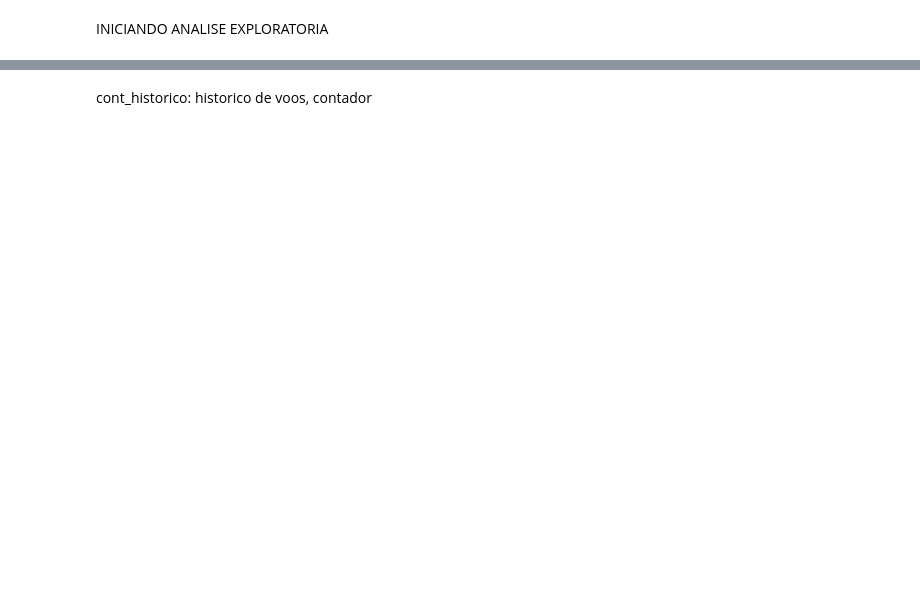
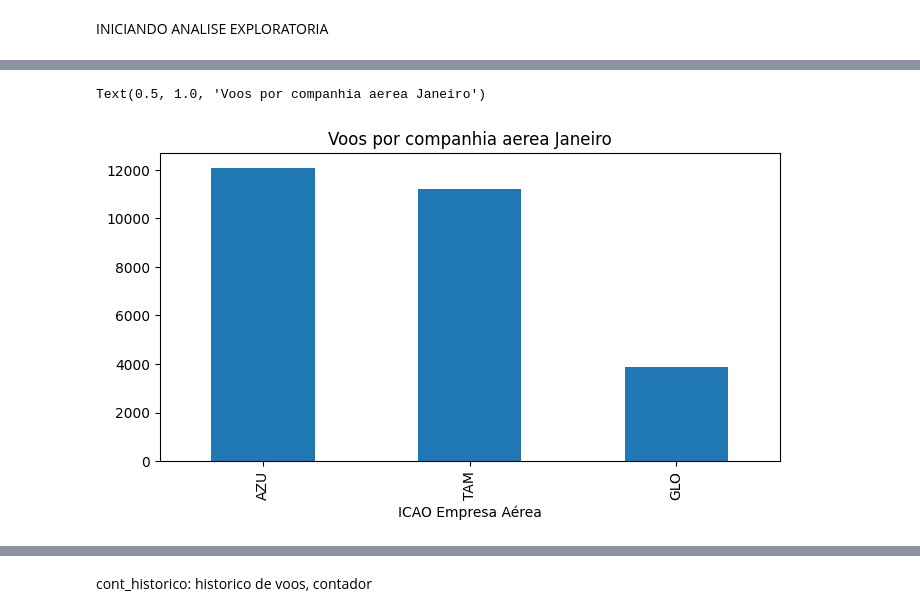
Before and after one commit to franciscojosecvrl/PortifolioDeDados, a Jupyter notebook: aquisicao_de_dados.ipynb, the cells around one changed output, grey strips where cells are left out. Drawn from its saved outputs; the diff is of its cells as text; code cells hidden in the pictures; blank space fills up the shorter version.

```diff
--- a/aquisicao_de_dados.ipynb
+++ b/aquisicao_de_dados.ipynb
@@ -271,0 +348,2 @@ lista_datasets2018.describe()
+# %%
+dados_janeiro = datasets_voos_2018[(datasets_voos_2018['Partida Real'].dt.month ==1) & (datasets_voos_2018['Partida Real'].dt.year == 2018)]
@@ -271,0 +436,8 @@ lista_datasets2018.describe()
+# %%
+voos_efetivados_janeiro = dados_janeiro[dados_janeiro['Situação Voo'] == 'REALIZADO']
+plt.figure(figsize=(8,4))
+plot = voos_efetivados_janeiro['ICAO Empresa Aérea'].value_counts().plot(kind="bar")
+plot.set_title("Voos por companhia aerea Janeiro")
+# %% [output]
+Text(0.5, 1.0, 'Voos por companhia aerea Janeiro')
+[figure, added]
```
Also changed, not shown: parts of 83 cells of this notebook.
